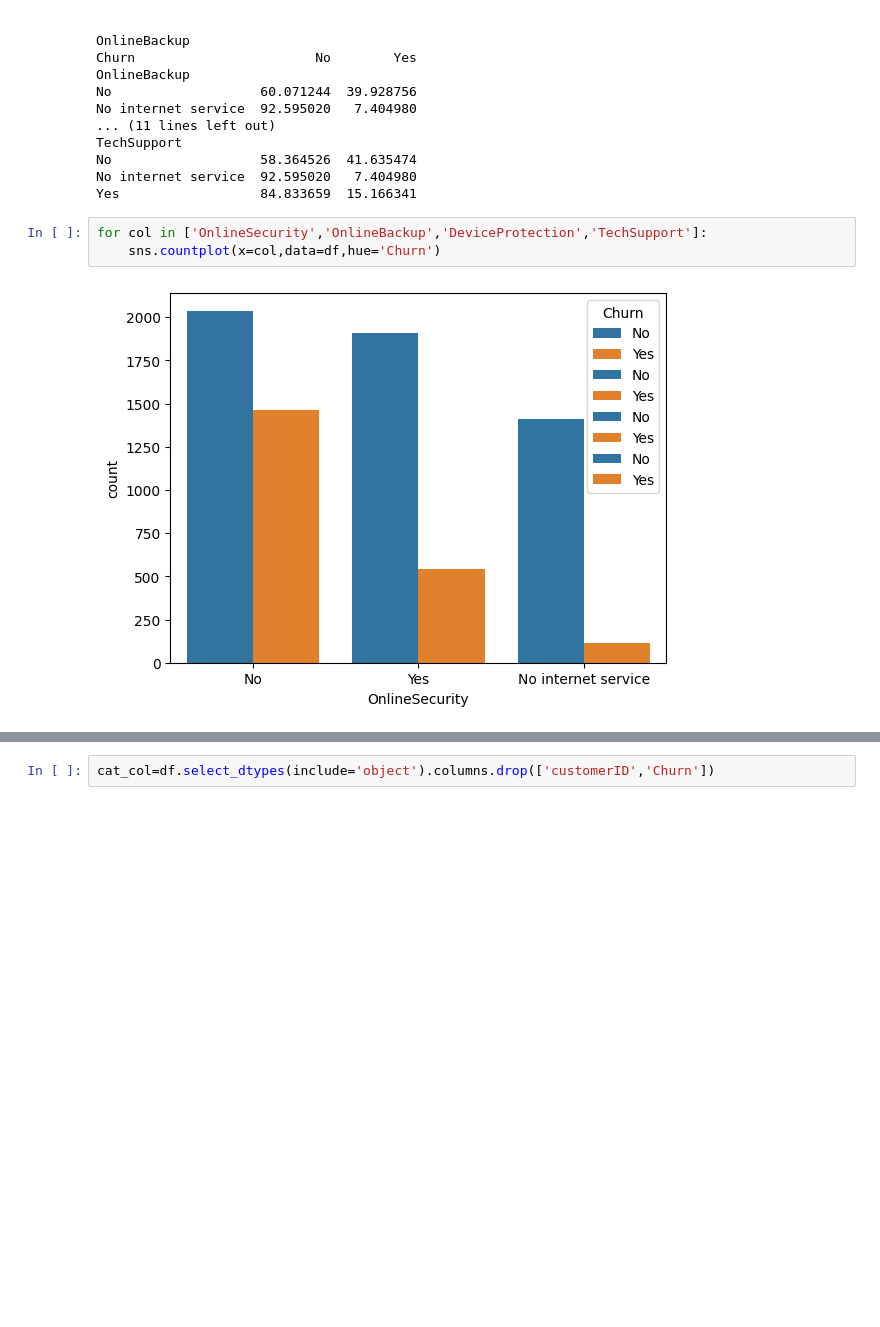
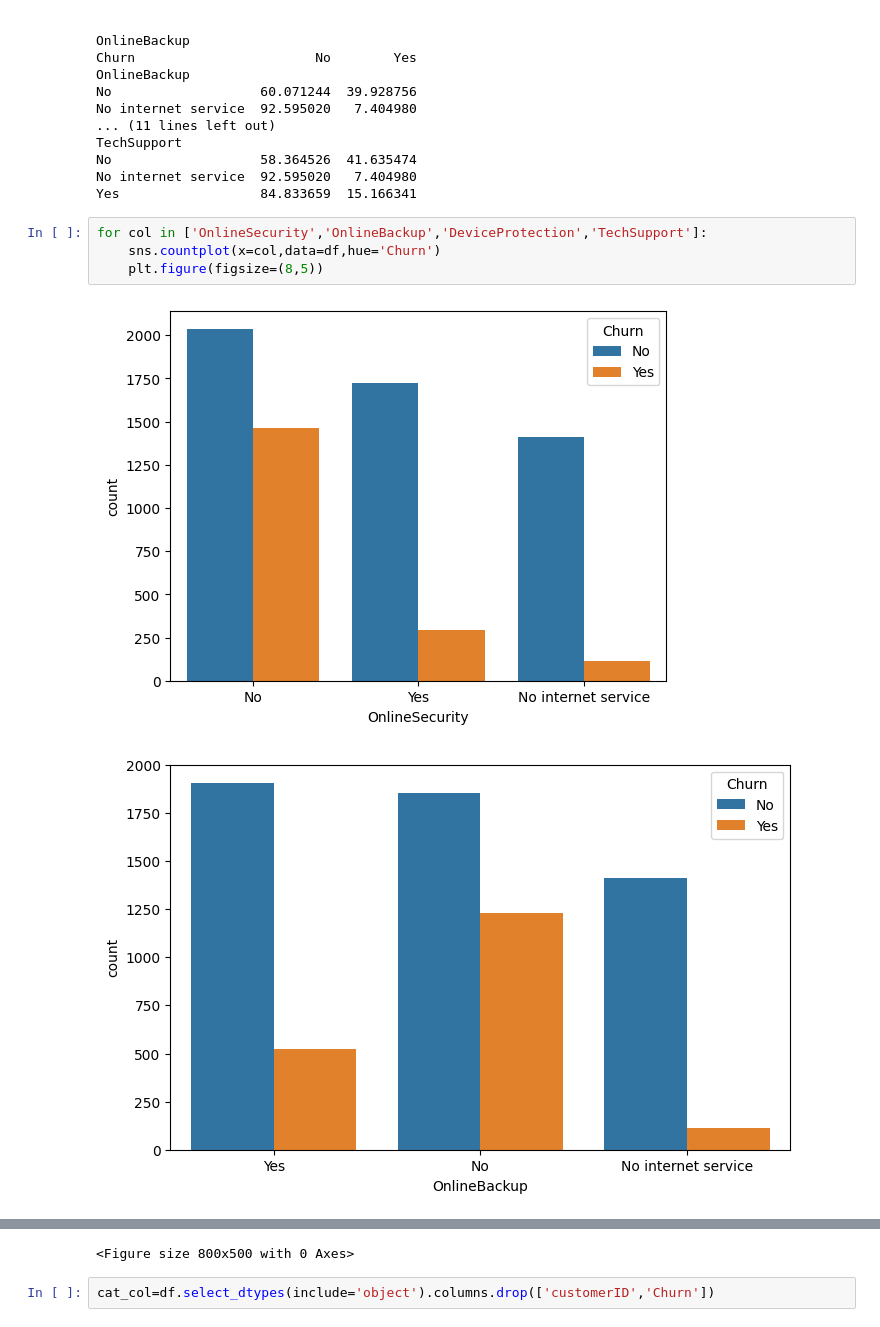
Before and after one commit to Sahil-K-Y/AI-ML-Blueprint, a Jupyter notebook: End-to-End Customer Churn Prediction System/churn prediction.ipynb, the cells around one changed output, grey strips where cells are left out. Cells and saved outputs as stored; diff of their text form; blank space fills up the shorter version.

```diff
--- a/End-to-End Customer Churn Prediction System/churn prediction.ipynb
+++ b/End-to-End Customer Churn Prediction System/churn prediction.ipynb
@@ -317,5 +317,7 @@ Yes                  84.833659  15.166341
 # %%
 for col in ['OnlineSecurity','OnlineBackup','DeviceProtection','TechSupport']:
     sns.countplot(x=col,data=df,hue='Churn')
+    plt.figure(figsize=(8,5))
 # %% [output]
-[figure, old version]
+[figure, new version]
+[figure, added]
@@ -322,3 +326,4 @@ for col in ['OnlineSecurity','OnlineBackup','DeviceProtection','TechSupport']:
+<Figure size 800x500 with 0 Axes>
 # %%
 cat_col=df.select_dtypes(include='object').columns.drop(['customerID','Churn'])
 # %%
```
Also changed, not shown: parts of 1 cell of this notebook.
